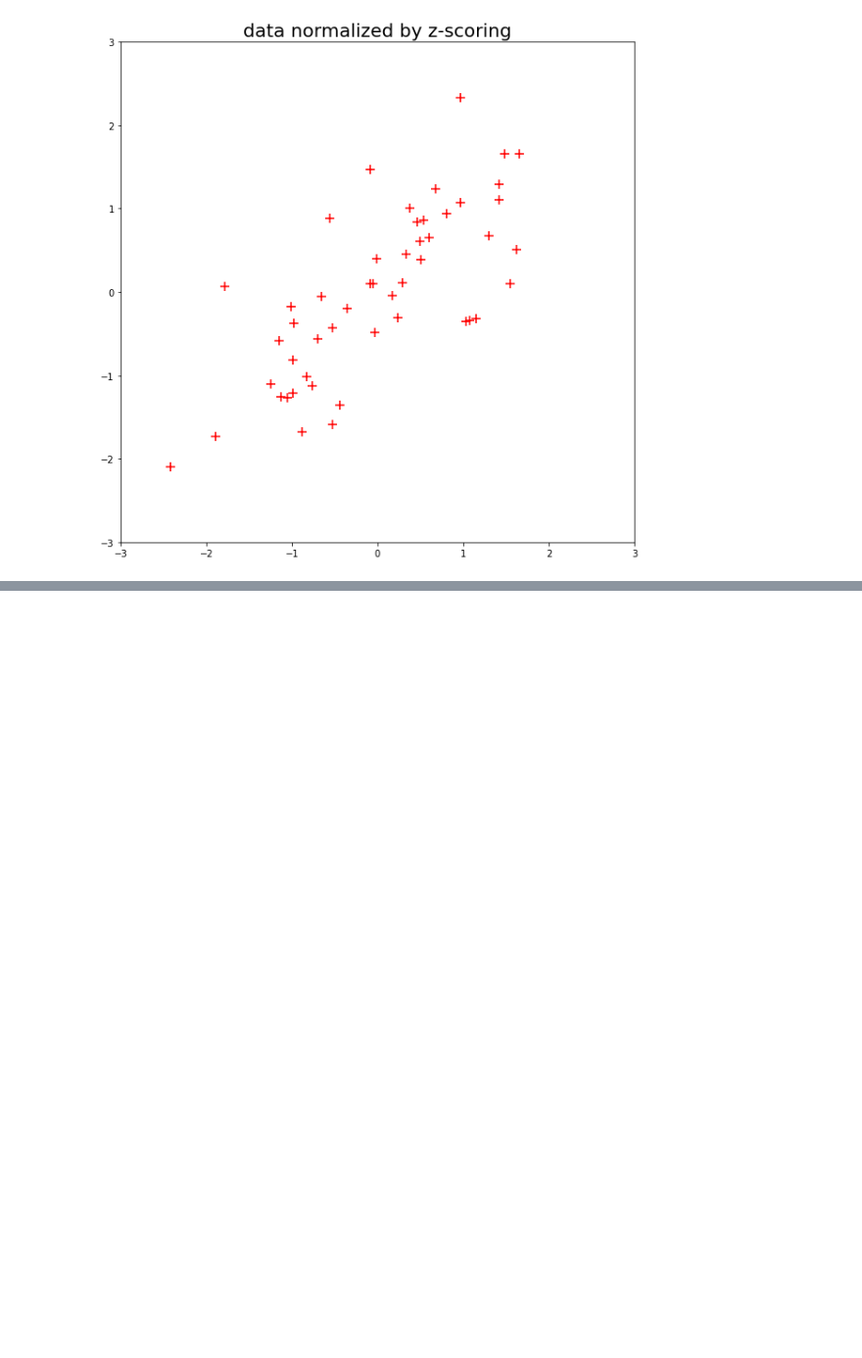
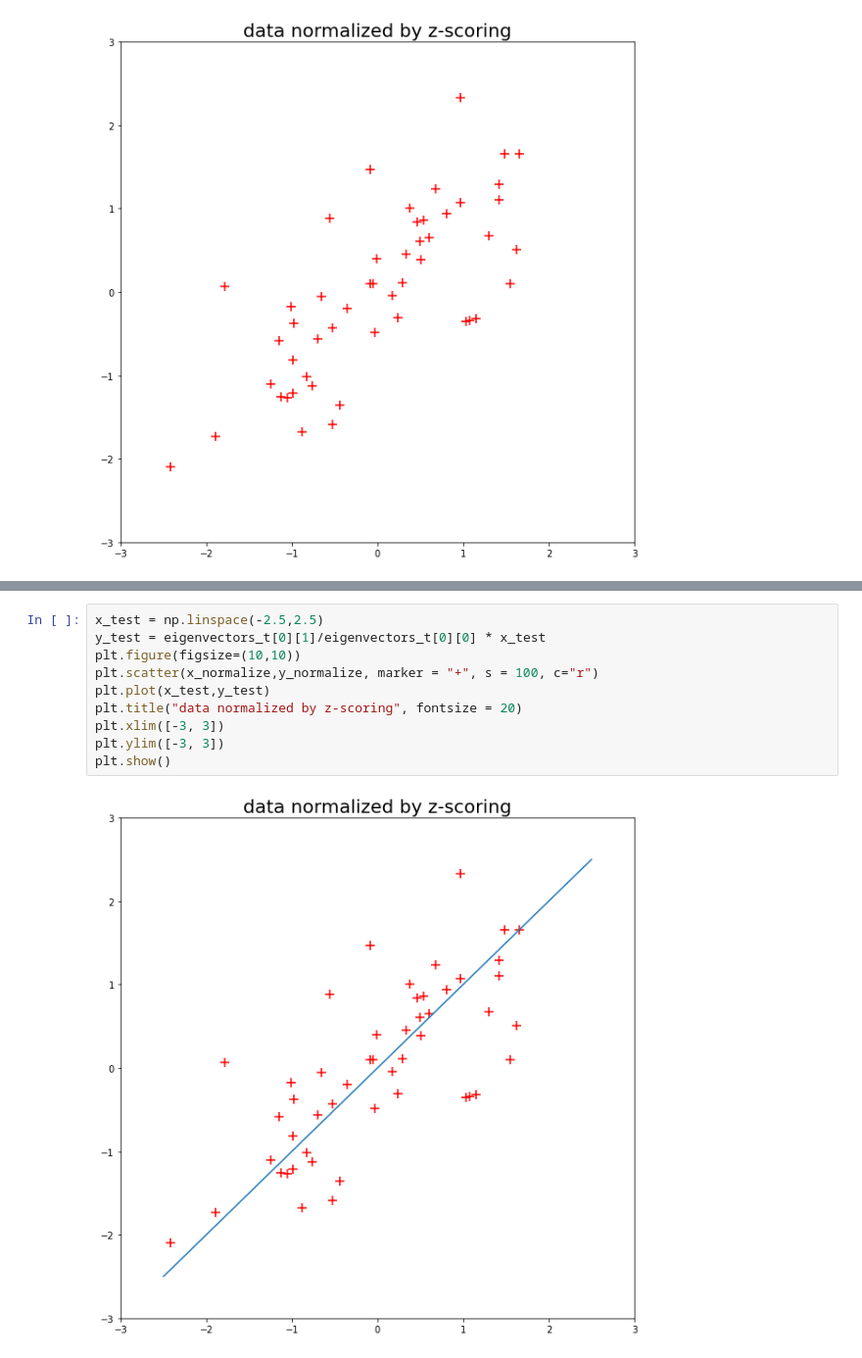
Before and after one commit to jiku100/2020-2-machine-running-proejct, a Jupyter notebook: assignment8/신석경_assignment_8.ipynb, the cells around one changed output, grey strips where cells are left out. Shown at 98% size. Saved outputs shown, nothing was run; the diff lists cells and outputs as text; blank space fills up the shorter version.

```diff
--- a/assignment8/신석경_assignment_8.ipynb
+++ b/assignment8/신석경_assignment_8.ipynb
@@ -47,0 +99,12 @@ plt.show()
+# %%
+x_test = np.linspace(-2.5,2.5)
+y_test = eigenvectors_t[0][1]/eigenvectors_t[0][0] * x_test
+plt.figure(figsize=(10,10))
+plt.scatter(x_normalize,y_normalize, marker = "+", s = 100, c="r")
+plt.plot(x_test,y_test)
+plt.title("data normalized by z-scoring", fontsize = 20)
+plt.xlim([-3, 3])
+plt.ylim([-3, 3])
+plt.show()
+# %% [output]
+[figure, added]
```
Also changed, not shown: parts of 10 cells of this notebook.
